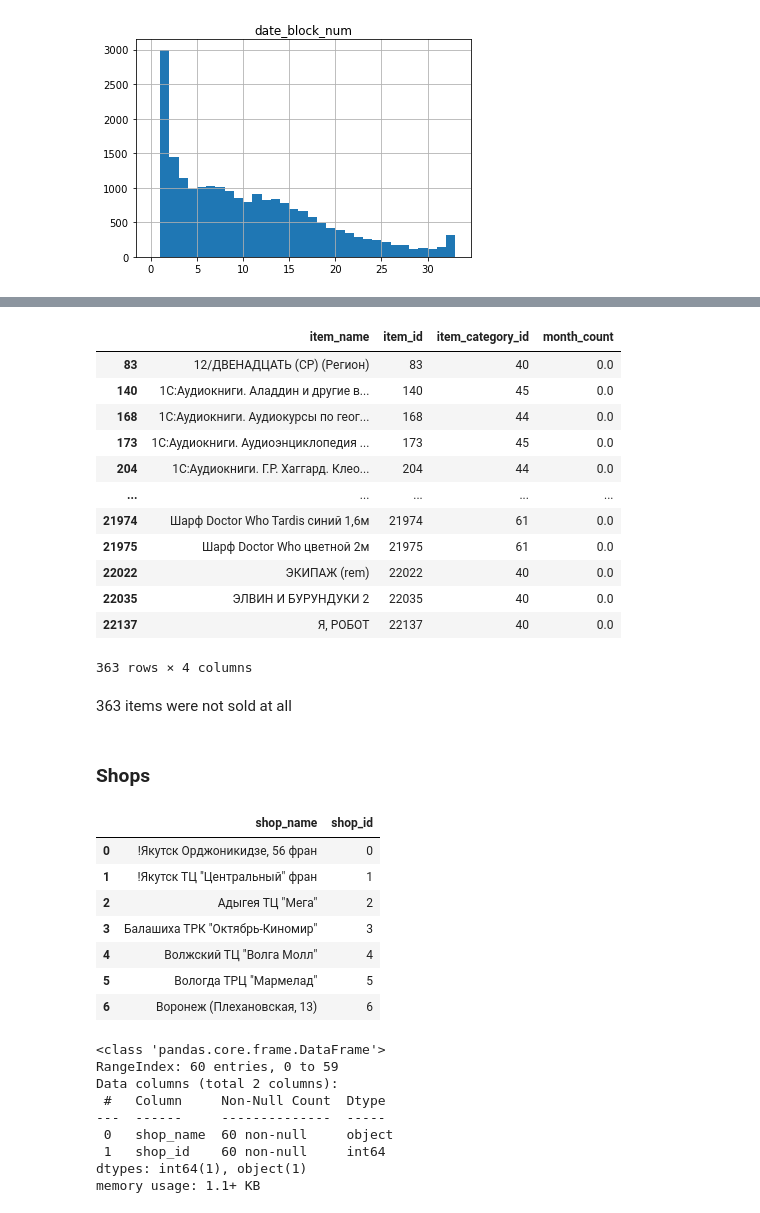
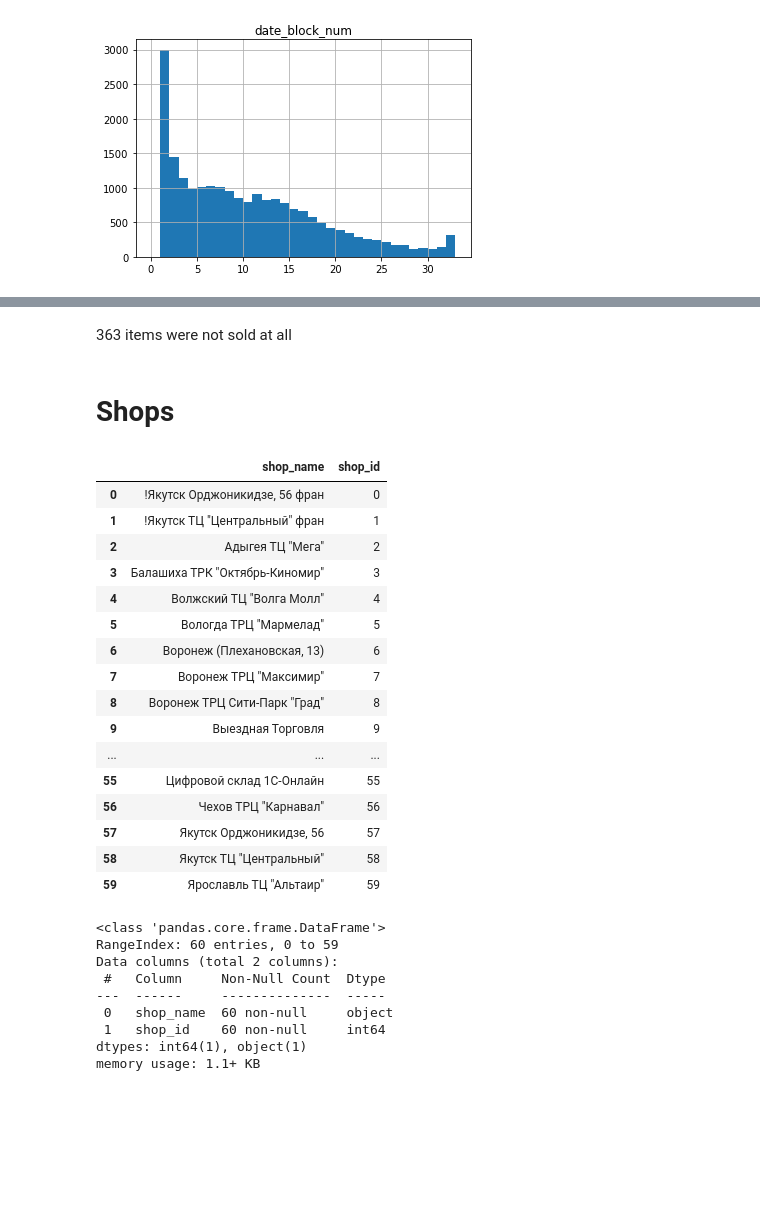
Before and after one commit to charlyrs/epam_mentorship, a Jupyter notebook: notebooks/EDA.ipynb, the cells around one changed output, grey strips where cells are left out. Drawn from its saved outputs; the diff is of its cells as text; code cells hidden in the pictures; blank space fills up the shorter version.

```diff
--- a/notebooks/EDA.ipynb
+++ b/notebooks/EDA.ipynb
@@ -270,37 +228,30 @@ item_month.sample(3)
 # %%
 temp  = pd.merge(items, item_month, how = 'left', on = 'item_id')
 item_month = temp.fillna(0)
-# %%
-item_month[item_month.month_count == 0]
-# %% [output]
-|  | item_name | item_id | item_category_id | month_count |
-| 83 | 12/ДВЕНАДЦАТЬ (СР) (Регион) | 83 | 40 | 0.0 |
-| 140 | 1С:Аудиокниги. Аладдин и другие в... | 140 | 45 | 0.0 |
-| 168 | 1С:Аудиокниги. Аудиокурсы по геог... | 168 | 44 | 0.0 |
-| 173 | 1С:Аудиокниги. Аудиоэнциклопедия ... | 173 | 45 | 0.0 |
-| 204 | 1С:Аудиокниги. Г.Р. Хаггард. Клео... | 204 | 44 | 0.0 |
-| ... | ... | ... | ... | ... |
-| 21974 | Шарф Doctor Who Tardis синий 1,6м | 21974 | 61 | 0.0 |
-| 21975 | Шарф Doctor Who цветной 2м | 21975 | 61 | 0.0 |
-| 22022 | ЭКИПАЖ (rem) | 22022 | 40 | 0.0 |
-| 22035 | ЭЛВИН И БУРУНДУКИ 2 | 22035 | 40 | 0.0 |
-| 22137 | Я, РОБОТ | 22137 | 40 | 0.0 |
-363 rows × 4 columns
 # %% [markdown]
 363 items were not sold at all
 # %% [markdown]
-### Shops
+# Shops
 # %%
-shops.head(7)
+shops
 # %% [output]
 |  | shop_name | shop_id |
 | 0 | !Якутск Орджоникидзе, 56 фран | 0 |
 | 1 | !Якутск ТЦ "Центральный" фран | 1 |
 | 2 | Адыгея ТЦ "Мега" | 2 |
 | 3 | Балашиха ТРК "Октябрь-Киномир" | 3 |
 | 4 | Волжский ТЦ "Волга Молл" | 4 |
 | 5 | Вологда ТРЦ "Мармелад" | 5 |
 | 6 | Воронеж (Плехановская, 13) | 6 |
+| 7 | Воронеж ТРЦ "Максимир" | 7 |
+| 8 | Воронеж ТРЦ Сити-Парк "Град" | 8 |
+| 9 | Выездная Торговля | 9 |
+| ... | ... | ... |
+| 55 | Цифровой склад 1С-Онлайн | 55 |
+| 56 | Чехов ТРЦ "Карнавал" | 56 |
+| 57 | Якутск Орджоникидзе, 56 | 57 |
+| 58 | Якутск ТЦ "Центральный" | 58 |
+| 59 | Ярославль ТЦ "Альтаир" | 59 |
 # %%
 shops.info()
 # %% [output]
```
Also changed, not shown: parts of 101 cells of this notebook.
